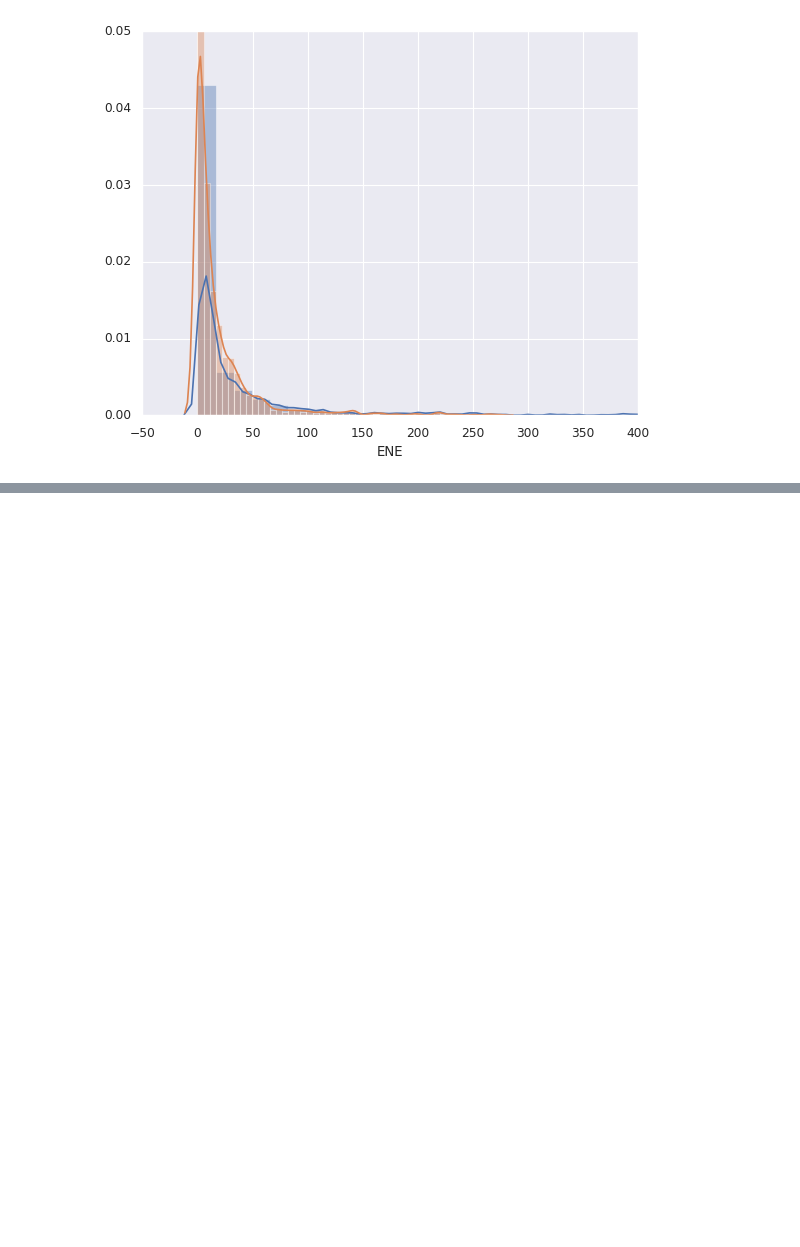
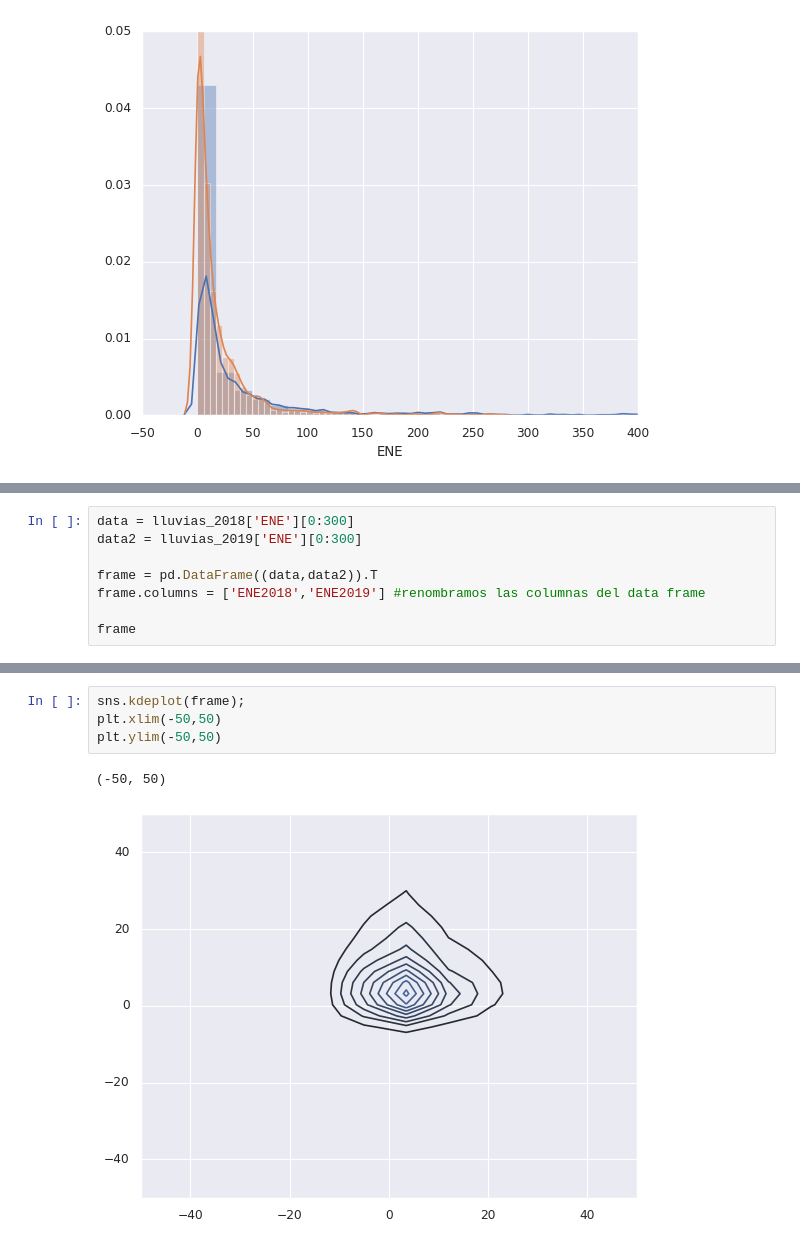
Before and after one commit to DCIDA2019/da2019-anaisabelotodo, a Jupyter notebook: Semana3/Tarea/Tarea.ipynb, the cells around one changed output, grey strips where cells are left out. Drawn from its saved outputs; the diff is of its cells as text; blank space fills up the shorter version.

```diff
--- a/Semana3/Tarea/Tarea.ipynb
+++ b/Semana3/Tarea/Tarea.ipynb
@@ -1106,0 +1062,8 @@ frame
+# %%
+data = lluvias_2018['ENE'][0:300]
+data2 = lluvias_2019['ENE'][0:300]
+
+frame = pd.DataFrame((data,data2)).T
+frame.columns = ['ENE2018','ENE2019'] #renombramos las columnas del data frame
+
+frame
@@ -1106,0 +1089,7 @@ frame
+# %%
+sns.kdeplot(frame);
+plt.xlim(-50,50)
+plt.ylim(-50,50)
+# %% [output]
+(-50, 50)
+[figure, added]
```
Also changed, not shown: parts of 21 cells of this notebook.
